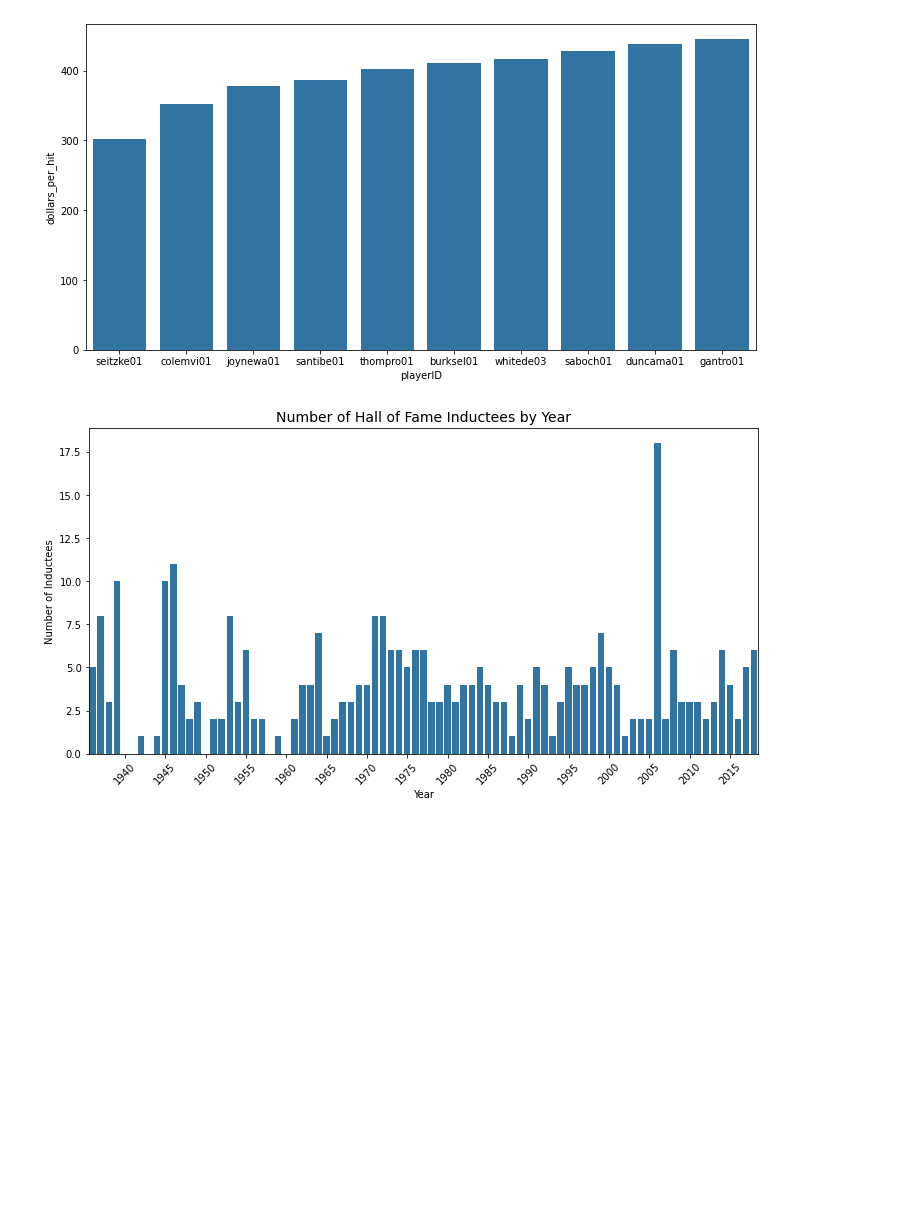
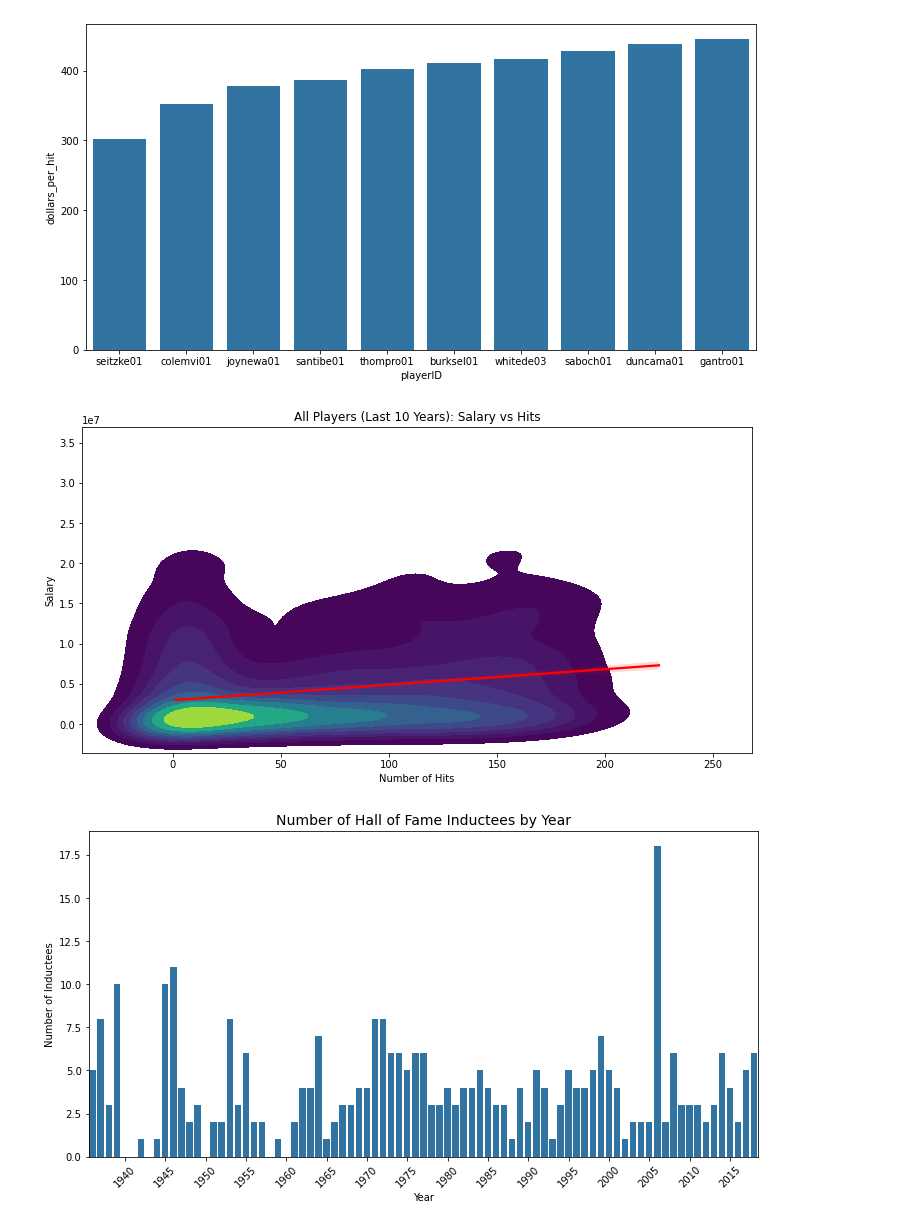
Before and after one commit to calebkartchner2002/project1, a Jupyter notebook: project1.ipynb, the cells around one changed output. Drawn from its saved outputs; the diff is of its cells as text; code cells hidden in the pictures; blank space fills up the shorter version.

Commit message:
added density chart

```diff
--- a/project1.ipynb
+++ b/project1.ipynb
@@ -22,6 +22,28 @@ sns.barplot(x='playerID', y='dollars_per_hit', data=top_10_value_players)
 # %% [output]
 <Axes: xlabel='playerID', ylabel='dollars_per_hit'>
 [figure]
+# %%
+salary = pd.read_csv('Salaries.csv')
+batting = pd.read_csv('Batting.csv')
+
+# last 10 years
+recent_years = batting['yearID'].max() - 10
+batting_recent = batting[batting['yearID'] > recent_years]
+salary_recent = salary[salary['yearID'] > recent_years]
+
+batting_salary = pd.merge(salary_recent, batting_recent, on=['playerID', 'yearID', 'teamID', 'lgID'], suffixes=('_salary', '_batting'))
+batting_salary['dollars_per_hit'] = batting_salary['salary'] / batting_salary['H']
+batting_salary_filtered = batting_salary[(batting_salary['salary'] > 0) & (batting_salary['H'] > 0)]
+
+plt.figure(figsize=(12, 6))
+sns.kdeplot(x='H', y='salary', data=batting_salary_filtered, fill=True, cmap='viridis')
+sns.regplot(x='H', y='salary', data=batting_salary_filtered, scatter=False, color='red')
+plt.title('All Players (Last 10 Years): Salary vs Hits')
+plt.xlabel('Number of Hits')
+plt.ylabel('Salary')
+plt.show()
+# %% [output]
+[figure, added]
 # %%
 hof = pd.read_csv('HallOfFame.csv')
 hof_inducted = hof[hof['inducted'] == 'Y']
```
